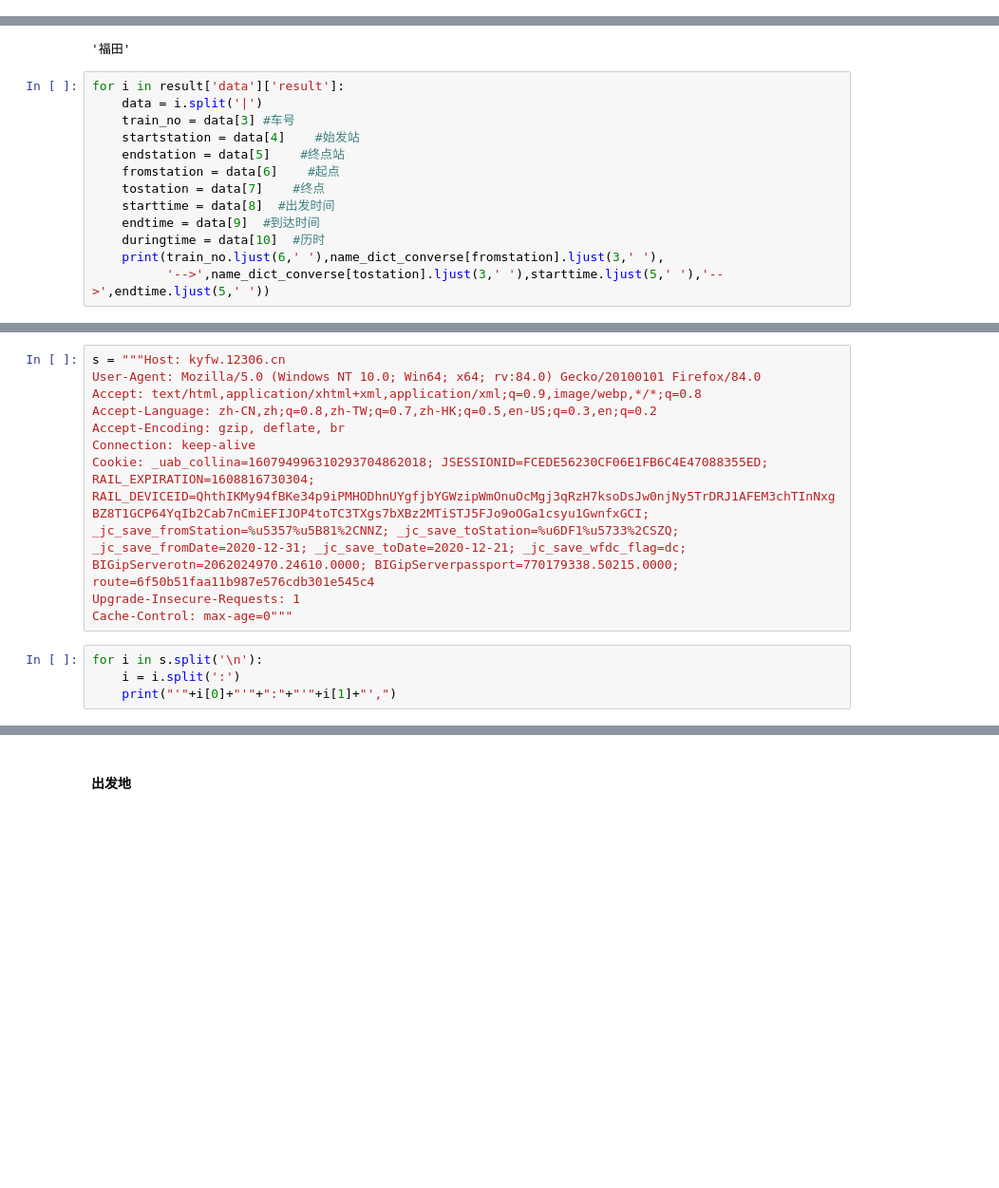
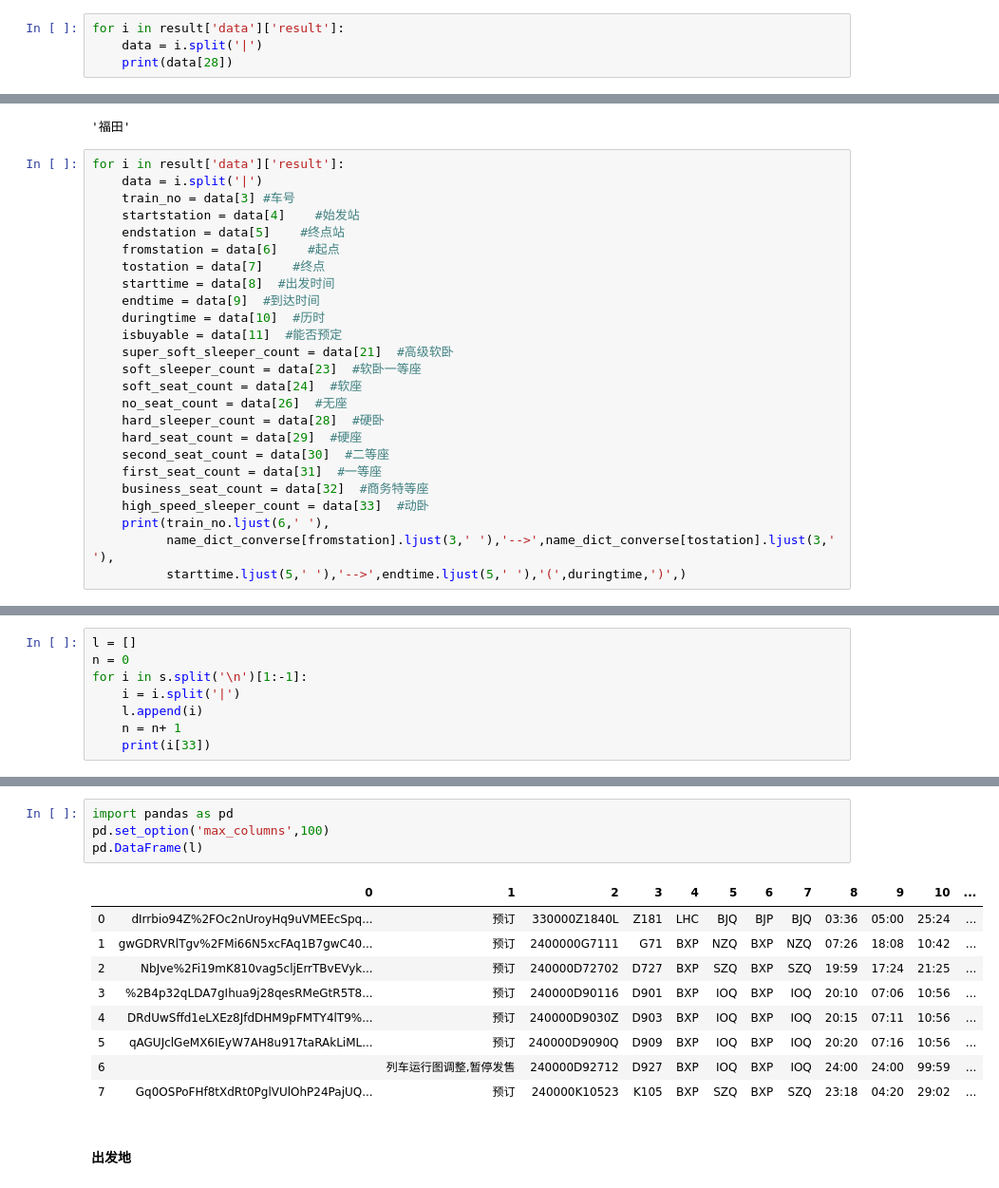
Before and after one commit to 852023301/TrainTicket, a Jupyter notebook: Untitled.ipynb, the cells around one changed output, grey strips where cells are left out. Shown at 95% size. Cells and saved outputs as stored; diff of their text form; blank space fills up the shorter version.

```diff
--- a/Untitled.ipynb
+++ b/Untitled.ipynb
@@ -103,0 +109,4 @@ heWdb66O30hMa9Tyoq3G54Ii6UNJ%2FkM4%2BeIhhtDE6P059XGpBhiU8dd2TBksu%2B5Hy1EU7KOyuB
+# %%
+for i in result['data']['result']:
+    data = i.split('|')
+    print(data[28])
@@ -116,6 +147,18 @@ for i in result['data']['result']:
     starttime = data[8]  #出发时间
     endtime = data[9]  #到达时间
     duringtime = data[10]  #历时
-    print(train_no.ljust(6,' '),name_dict_converse[fromstation].ljust(3,' '),
-          '-->',name_dict_converse[tostation].ljust(3,' '),starttime.ljust(5,' '),'-->',endtime.ljust(5,' '))
+    isbuyable = data[11]  #能否预定
+    super_soft_sleeper_count = data[21]  #高级软卧
+    soft_sleeper_count = data[23]  #软卧一等座
+    soft_seat_count = data[24]  #软座
+    no_seat_count = data[26]  #无座
+    hard_sleeper_count = data[28]  #硬卧
+    hard_seat_count = data[29]  #硬座
+    second_seat_count = data[30]  #二等座
+    first_seat_count = data[31]  #一等座
+    business_seat_count = data[32]  #商务特等座
+    high_speed_sleeper_count = data[33]  #动卧
+    print(train_no.ljust(6,' '),
+          name_dict_converse[fromstation].ljust(3,' '),'-->',name_dict_converse[tostation].ljust(3,' '),
+          starttime.ljust(5,' '),'-->',endtime.ljust(5,' '),'(',duringtime,')',)
 # %% [output]
@@ -128,15 +182,9 @@ K1206  南宁  --> 深圳东 21:56 --> 13:32
-# %%
-s = """Host: kyfw.12306.cn
-User-Agent: Mozilla/5.0 (Windows NT 10.0; Win64; x64; rv:84.0) Gecko/20100101 Firefox/84.0
-Accept: text/html,application/xhtml+xml,application/xml;q=0.9,image/webp,*/*;q=0.8
-Accept-Language: zh-CN,zh;q=0.8,zh-TW;q=0.7,zh-HK;q=0.5,en-US;q=0.3,en;q=0.2
-Accept-Encoding: gzip, deflate, br
-Connection: keep-alive
-Cookie: _uab_collina=160794996310293704862018; JSESSIONID=FCEDE56230CF06E1FB6C4E47088355ED; RAIL_EXPIRATION=1608816730304; RAIL_DEVICEID=QhthIKMy94fBKe34p9iPMHODhnUYgfjbYGWzipWmOnuOcMgj3qRzH7ksoDsJw0njNy5TrDRJ1AFEM3chTInNxgBZ8T1GCP64YqIb2Cab7nCmiEFIJOP4toTC3TXgs7bXBz2MTiSTJ5FJo9oOGa1csyu1GwnfxGCI; _jc_save_fromStation=%u5357%u5B81%2CNNZ; _jc_save_toStation=%u6DF1%u5733%2CSZQ; _jc_save_fromDate=2020-12-31; _jc_save_toDate=2020-12-21; _jc_save_wfdc_flag=dc; BIGipServerotn=2062024970.24610.0000; BIGipServerpassport=770179338.50215.0000; route=6f50b51faa11b987e576cdb301e545c4
-Upgrade-Insecure-Requests: 1
-Cache-Control: max-age=0"""
 # %%
-for i in s.split('\n'):
-    i = i.split(':')
-    print("'"+i[0]+"'"+":"+"'"+i[1]+"',")
+l = []
+n = 0
+for i in s.split('\n')[1:-1]:
+    i = i.split('|')
+    l.append(i)
+    n = n+ 1
+    print(i[33])
 # %% [output]
@@ -160,3 +205,17 @@ SyntaxError: invalid syntax (<ipython-input-1-e5f2efffb4b8>, line 1)
+# %%
+import pandas as pd
+pd.set_option('max_columns',100)
+pd.DataFrame(l)
+# %% [output]
+|  | 0 | 1 | 2 | 3 | 4 | 5 | 6 | 7 | 8 | 9 | 10 | ... |
+| 0 | dIrrbio94Z%2FOc2nUroyHq9uVMEEcSpq... | 预订 | 330000Z1840L | Z181 | LHC | BJQ | BJP | BJQ | 03:36 | 05:00 | 25:24 | ... |
+| 1 | gwGDRVRlTgv%2FMi66N5xcFAq1B7gwC40... | 预订 | 2400000G7111 | G71 | BXP | NZQ | BXP | NZQ | 07:26 | 18:08 | 10:42 | ... |
+| 2 | NbJve%2Fi19mK810vag5cljErrTBvEVyk... | 预订 | 240000D72702 | D727 | BXP | SZQ | BXP | SZQ | 19:59 | 17:24 | 21:25 | ... |
+| 3 | %2B4p32qLDA7gIhua9j28qesRMeGtR5T8... | 预订 | 240000D90116 | D901 | BXP | IOQ | BXP | IOQ | 20:10 | 07:06 | 10:56 | ... |
+| 4 | DRdUwSffd1eLXEz8JfdDHM9pFMTY4lT9%... | 预订 | 240000D9030Z | D903 | BXP | IOQ | BXP | IOQ | 20:15 | 07:11 | 10:56 | ... |
+| 5 | qAGUJclGeMX6IEyW7AH8u917taRAkLiML... | 预订 | 240000D9090Q | D909 | BXP | IOQ | BXP | IOQ | 20:20 | 07:16 | 10:56 | ... |
+| 6 |  | 列车运行图调整,暂停发售 | 240000D92712 | D927 | BXP | IOQ | BXP | IOQ | 24:00 | 24:00 | 99:59 | ... |
+| 7 | Gq0OSPoFHf8tXdRt0PglVUlOhP24PajUQ... | 预订 | 240000K10523 | K105 | BXP | SZQ | BXP | SZQ | 23:18 | 04:20 | 29:02 | ... |
 # %% [markdown]
 #### 出发地
 # %%
```
Also changed, not shown: parts of 8 cells of this notebook.
